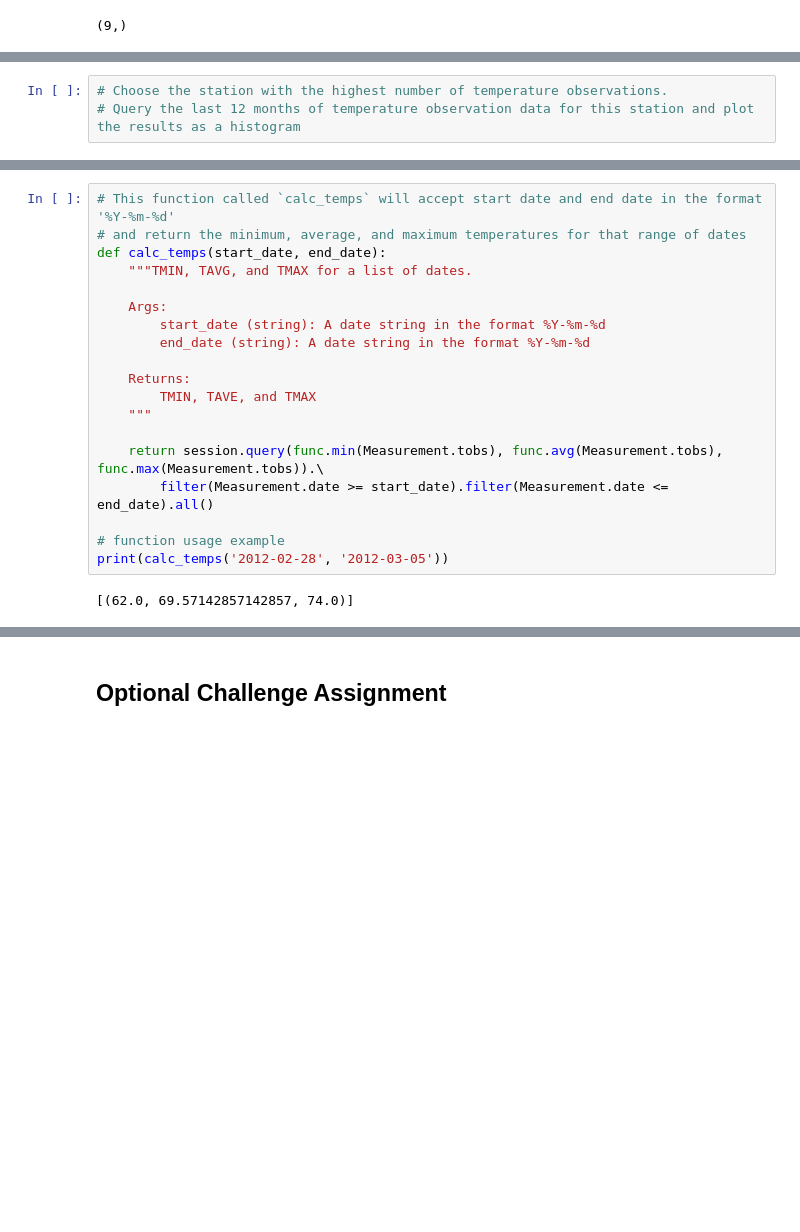
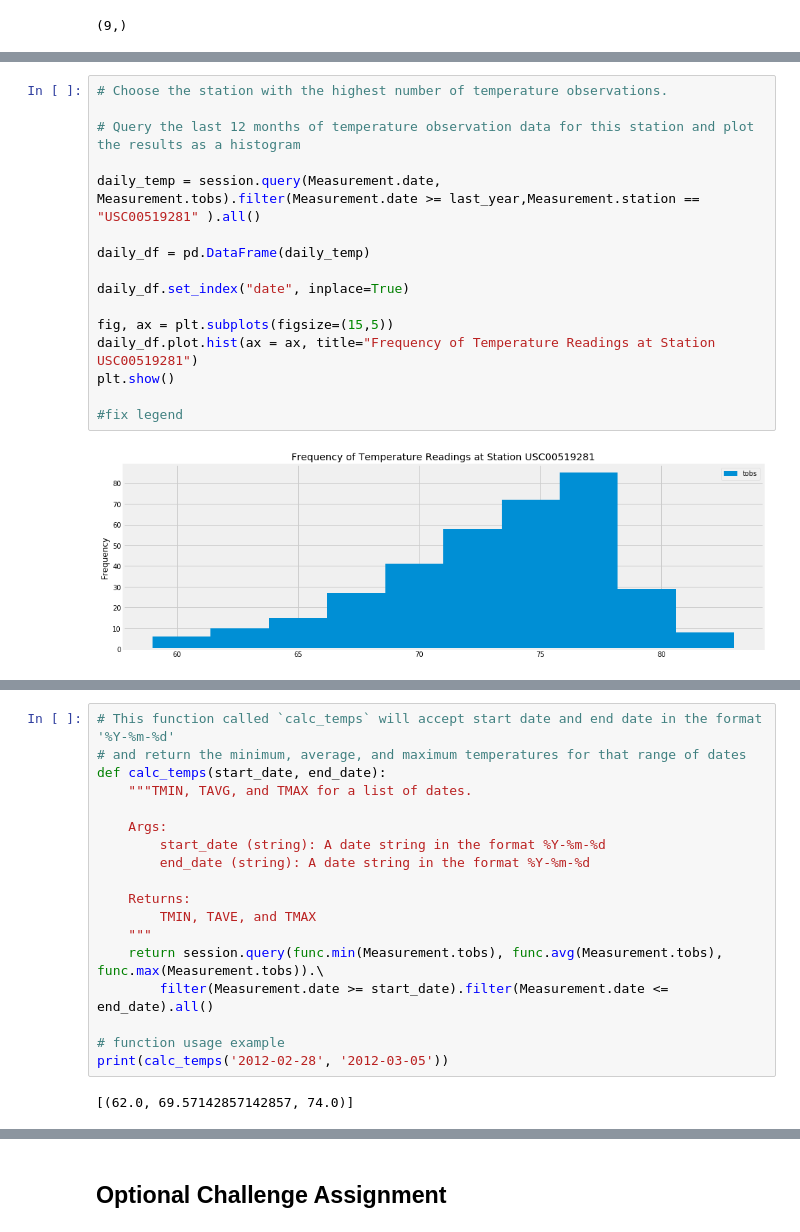
Before and after one commit to nonabsorbing/surfsup, a Jupyter notebook: climate.ipynb, the cells around one changed output, grey strips where cells are left out. Saved outputs shown, nothing was run; the diff lists cells and outputs as text; blank space fills up the shorter version.

```diff
--- a/climate.ipynb
+++ b/climate.ipynb
@@ -173,6 +156,21 @@ session.query(Measurement.)
 # %%
 # Choose the station with the highest number of temperature observations.
+
 # Query the last 12 months of temperature observation data for this station and plot the results as a histogram
+
+daily_temp = session.query(Measurement.date, Measurement.tobs).filter(Measurement.date >= last_year,Measurement.station == "USC00519281" ).all()
+
+daily_df = pd.DataFrame(daily_temp)
+
+daily_df.set_index("date", inplace=True)
+
+fig, ax = plt.subplots(figsize=(15,5))
+daily_df.plot.hist(ax = ax, title="Frequency of Temperature Readings at Station USC00519281")
+plt.show()
+
+#fix legend
+# %% [output]
+[figure, added]
 # %% [markdown]
 ![precipitation](Images/station-histogram.png)
 # %%
@@ -188,7 +186,6 @@ def calc_temps(start_date, end_date):
     Returns:
         TMIN, TAVE, and TMAX
     """
-
     return session.query(func.min(Measurement.tobs), func.avg(Measurement.tobs), func.max(Measurement.tobs)).\
         filter(Measurement.date >= start_date).filter(Measurement.date <= end_date).all()
 
```
Also changed, not shown: parts of 10 cells of this notebook.
